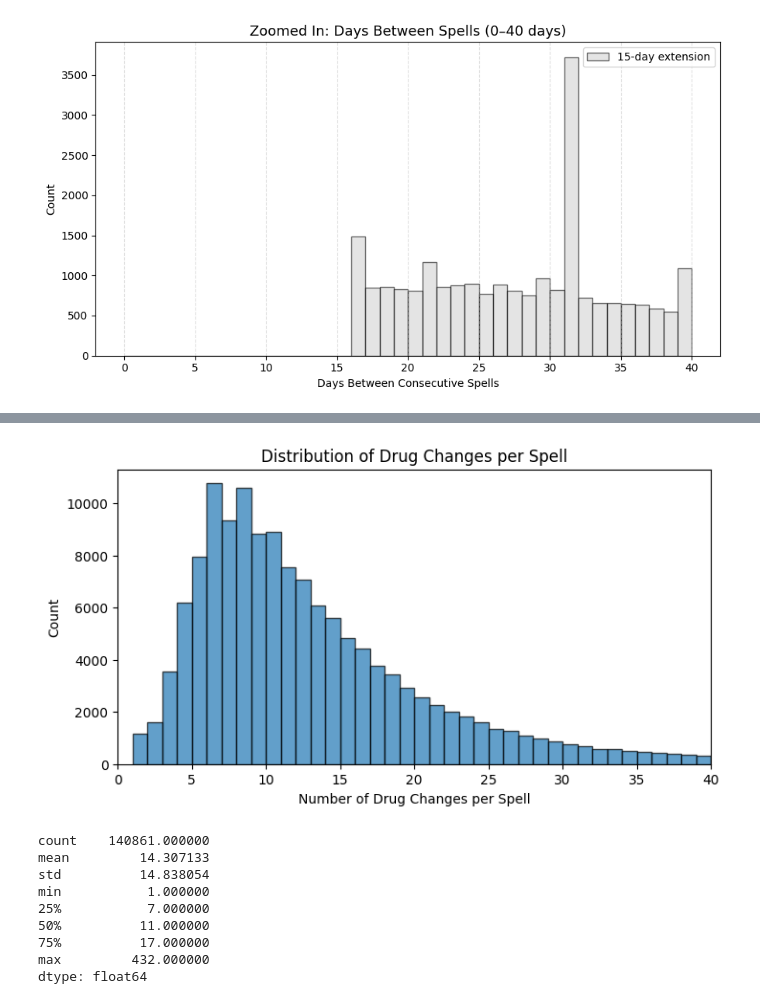
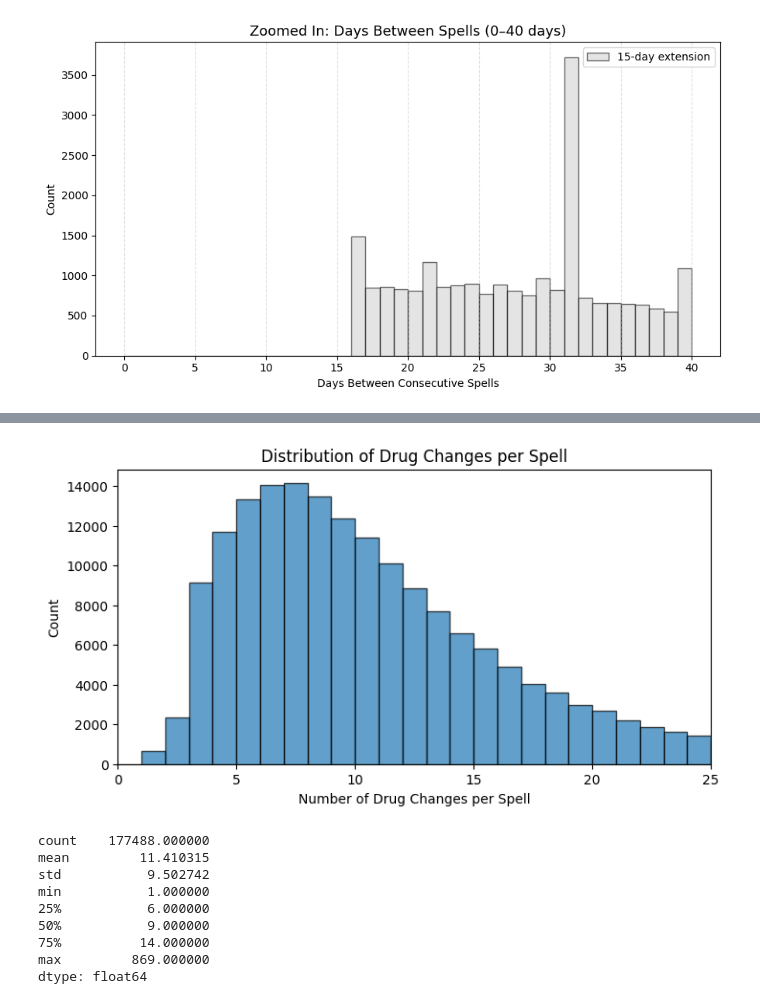
Before and after one commit to beni-1414/bmif204_claims_project, a Jupyter notebook: exploration_final.ipynb, the cells around one changed output, grey strips where cells are left out. Saved outputs shown, nothing was run; the diff lists cells and outputs as text; code cells hidden in the pictures.

```diff
--- a/exploration_final.ipynb
+++ b/exploration_final.ipynb
@@ -398,30 +406,36 @@ Name: spell_length_days, dtype: float64
 # %%
 # --- 2. Distribution of number of drug changes per spell ---
 
 # Count drug changes per spell_id
-drug_changes_per_spell = drug_changes.groupby('spell_id').size()
-
+drug_changes_per_spell = (
+    drug_changes[drug_changes['change_type'] == 'add']
+        .groupby('spell_id')
+        .size()
+)
 # Plot
 plt.figure(figsize=(8,4))
-plt.hist(drug_changes_per_spell, bins=range(1, drug_changes_per_spell.max()+2), edgecolor='black', alpha=0.7)
+plt.hist(drug_changes_per_spell, bins=range(0, drug_changes_per_spell.max()+2), edgecolor='black', alpha=0.7)
 plt.xlabel('Number of Drug Changes per Spell')
 plt.ylabel('Count')
-plt.xlim(0, 40)  # Focus on 0-20 range for clarity
+plt.xlim(0, 25)  # Focus on 0-20 range for clarity
 plt.title('Distribution of Drug Changes per Spell')
 plt.show()
 
 # Summary statistics
 print(drug_changes_per_spell.describe())
+
+
+# Remove drops
 # %% [output]
-[figure, old version]
+[figure, new version]
-count    140861.000000
-mean         14.307133
-std          14.838054
+count    177488.000000
+mean         11.410315
+std           9.502742
 min           1.000000
-25%           7.000000
-50%          11.000000
-75%          17.000000
-max         432.000000
+25%           6.000000
+50%           9.000000
+75%          14.000000
+max         869.000000
 dtype: float64
 # %%
 # --- 3. At which drug change does AE occur (split_seq) ---
```
Also changed, not shown: parts of 13 cells of this notebook.
